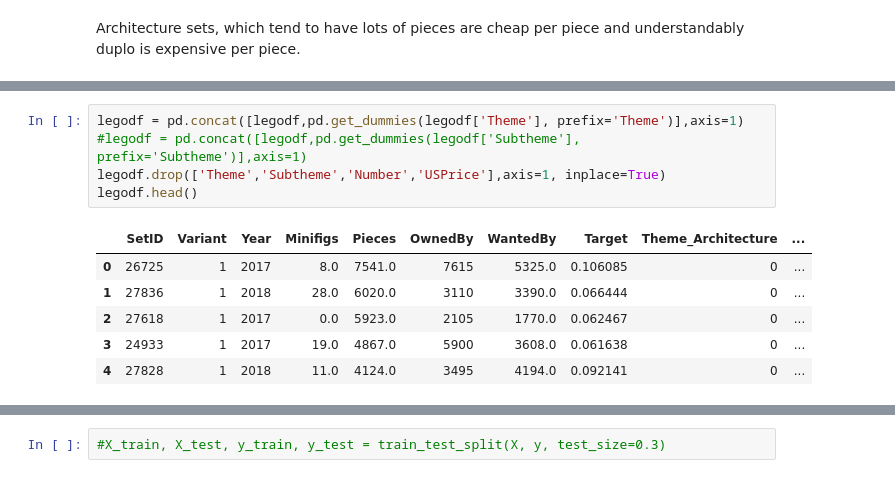
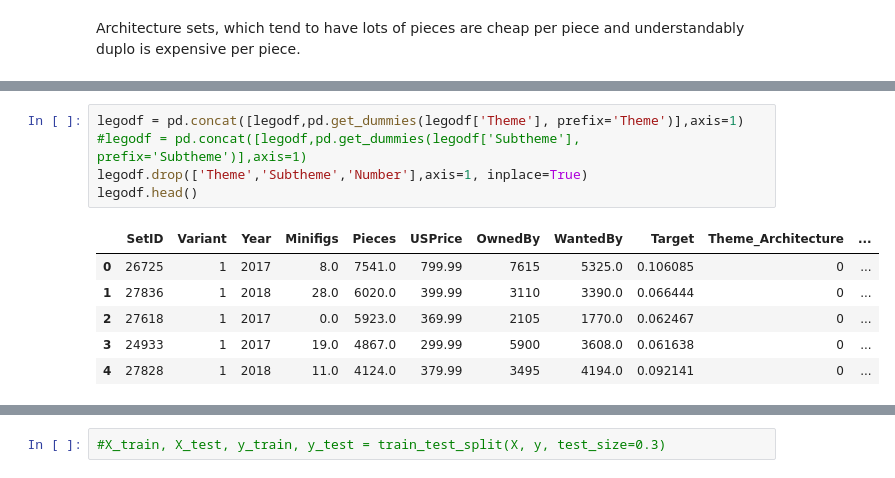
Before and after one commit to bluextal/lego, a Jupyter notebook: lego.ipynb, the cells around one changed output, grey strips where cells are left out. Drawn from its saved outputs; the diff is of its cells as text.

```diff
--- a/lego.ipynb
+++ b/lego.ipynb
@@ -115,14 +115,14 @@ Name: Target, dtype: float64
 # %%
 legodf = pd.concat([legodf,pd.get_dummies(legodf['Theme'], prefix='Theme')],axis=1)
 #legodf = pd.concat([legodf,pd.get_dummies(legodf['Subtheme'], prefix='Subtheme')],axis=1)
-legodf.drop(['Theme','Subtheme','Number','USPrice'],axis=1, inplace=True)
+legodf.drop(['Theme','Subtheme','Number'],axis=1, inplace=True)
 legodf.head()
 # %% [output]
-|  | SetID | Variant | Year | Minifigs | Pieces | OwnedBy | WantedBy | Target | Theme_Architecture | ... |
-| 0 | 26725 | 1 | 2017 | 8.0 | 7541.0 | 7615 | 5325.0 | 0.106085 | 0 | ... |
-| 1 | 27836 | 1 | 2018 | 28.0 | 6020.0 | 3110 | 3390.0 | 0.066444 | 0 | ... |
-| 2 | 27618 | 1 | 2017 | 0.0 | 5923.0 | 2105 | 1770.0 | 0.062467 | 0 | ... |
-| 3 | 24933 | 1 | 2017 | 19.0 | 4867.0 | 5900 | 3608.0 | 0.061638 | 0 | ... |
-| 4 | 27828 | 1 | 2018 | 11.0 | 4124.0 | 3495 | 4194.0 | 0.092141 | 0 | ... |
+|  | SetID | Variant | Year | Minifigs | Pieces | USPrice | OwnedBy | WantedBy | Target | Theme_Architecture | ... |
+| 0 | 26725 | 1 | 2017 | 8.0 | 7541.0 | 799.99 | 7615 | 5325.0 | 0.106085 | 0 | ... |
+| 1 | 27836 | 1 | 2018 | 28.0 | 6020.0 | 399.99 | 3110 | 3390.0 | 0.066444 | 0 | ... |
+| 2 | 27618 | 1 | 2017 | 0.0 | 5923.0 | 369.99 | 2105 | 1770.0 | 0.062467 | 0 | ... |
+| 3 | 24933 | 1 | 2017 | 19.0 | 4867.0 | 299.99 | 5900 | 3608.0 | 0.061638 | 0 | ... |
+| 4 | 27828 | 1 | 2018 | 11.0 | 4124.0 | 379.99 | 3495 | 4194.0 | 0.092141 | 0 | ... |
 # %%
 y=legodf['Target']
```
Also changed, not shown: parts of 5 cells of this notebook.
